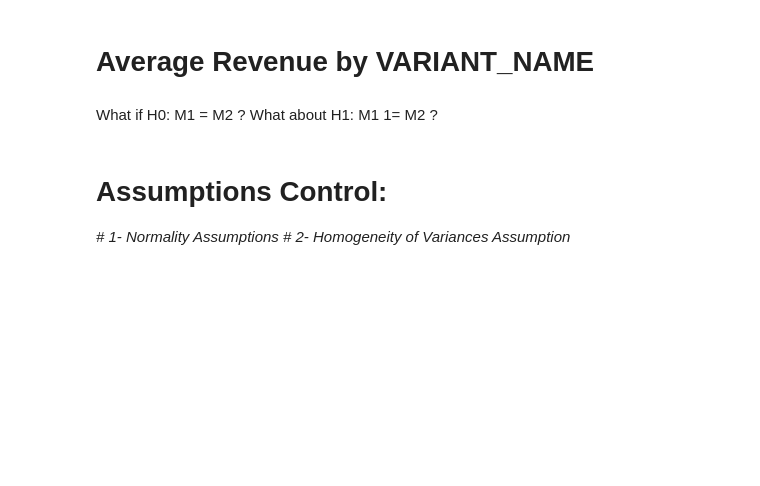
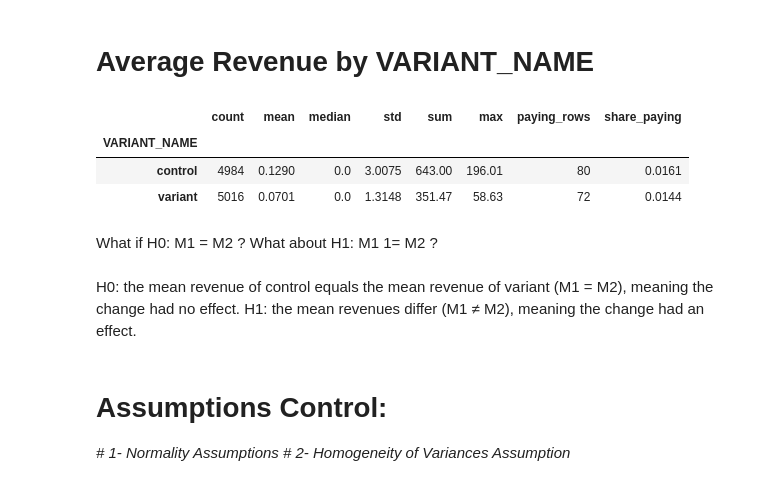
Before and after one commit to drfrenkp-prog/DI-Bootcamp, a Jupyter notebook: Week10/Day3/DailyChallenge/W10D3_AB_Testing.ipynb, the cells around one changed output. Cells and saved outputs as stored; diff of their text form; code cells hidden in the pictures; blank space fills up the shorter version.

```diff
--- a/Week10/Day3/DailyChallenge/W10D3_AB_Testing.ipynb
+++ b/Week10/Day3/DailyChallenge/W10D3_AB_Testing.ipynb
@@ -22,6 +72,19 @@ from statsmodels.stats.multicomp import MultiComparison
+# %%
+summary = df.groupby("VARIANT_NAME")["REVENUE"].agg(["count", "mean", "median", "std", "sum", "max"]).round(4)
+summary["paying_rows"] = (df["REVENUE"] > 0).groupby(df["VARIANT_NAME"]).sum()
+summary["share_paying"] = (summary["paying_rows"] / summary["count"]).round(4)
+summary
+# %% [output]
+|  | count | mean | median | std | sum | max | paying_rows | share_paying |
+| VARIANT_NAME |  |  |  |  |  |  |  |  |
+| control | 4984 | 0.1290 | 0.0 | 3.0075 | 643.00 | 196.01 | 80 | 0.0161 |
+| variant | 5016 | 0.0701 | 0.0 | 1.3148 | 351.47 | 58.63 | 72 | 0.0144 |
 # %% [markdown]
 What if H0: M1 = M2 ?
 What about H1: M1 1= M2 ?
+# %% [markdown]
+H0: the mean revenue of control equals the mean revenue of variant (M1 = M2), meaning the change had no effect.
+H1: the mean revenues differ (M1 ≠ M2), meaning the change had an effect.
 # %% [markdown]
 # Assumptions Control:
 *# 1- Normality Assumptions*
```
Also changed, not shown: parts of 18 cells of this notebook.
